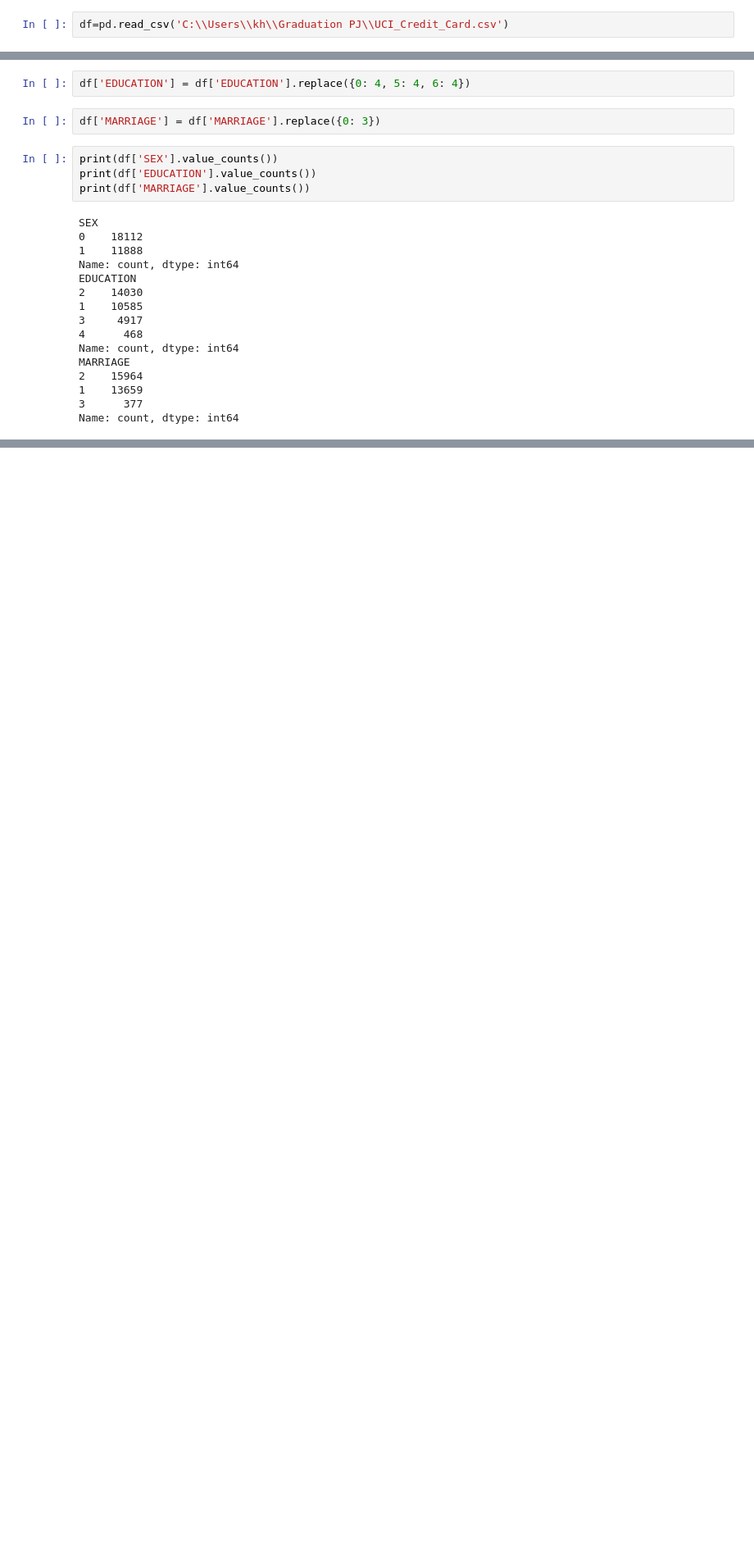
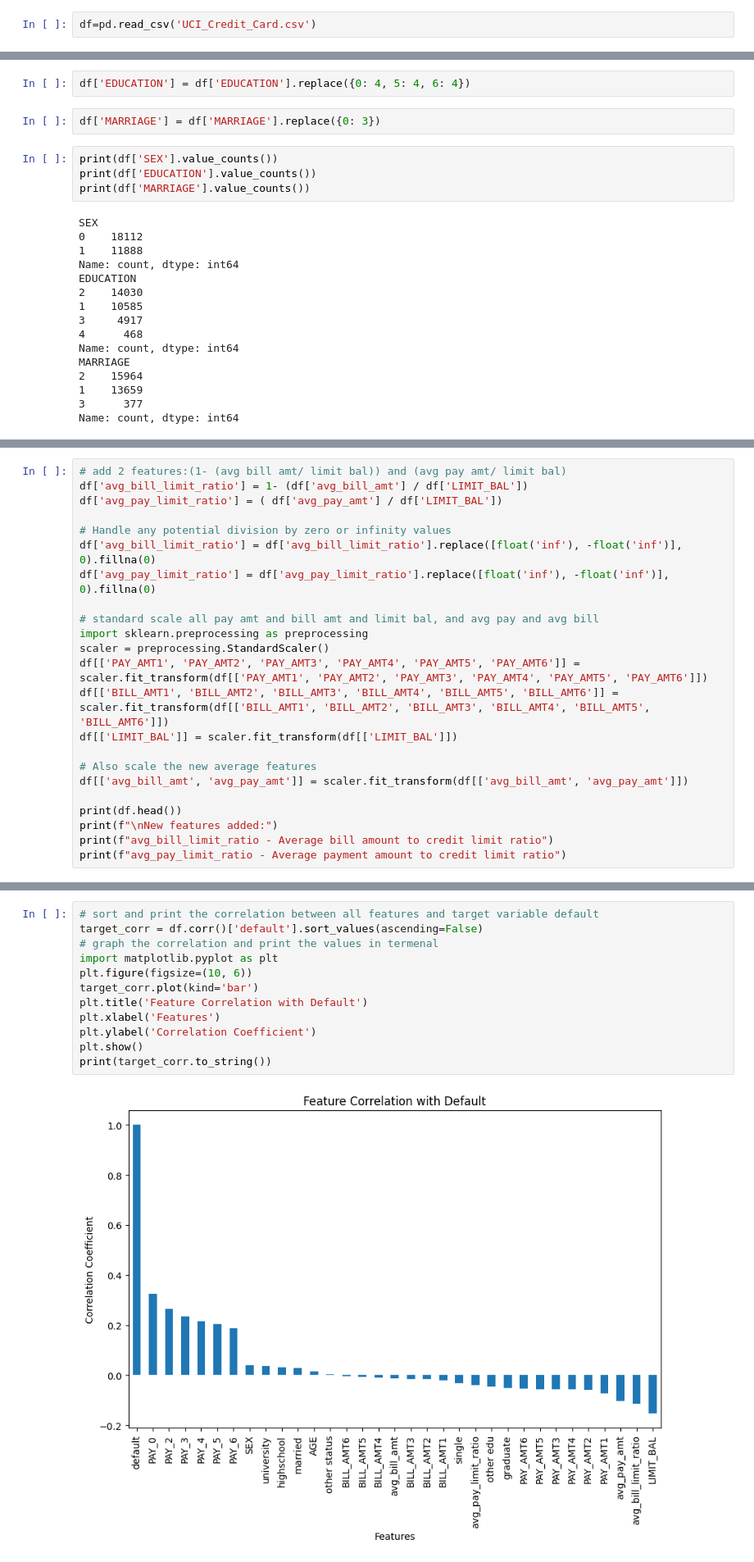
Before and after one commit to YousefSalah123/Credit-Card-Default-Prediction-using-Logistic-Regression, a Jupyter notebook: project.ipynb, the cells around one changed output, grey strips where cells are left out. Shown at 82% size. Saved outputs shown, nothing was run; the diff lists cells and outputs as text; blank space fills up the shorter version.

```diff
--- a/project.ipynb
+++ b/project.ipynb
@@ -1,7 +1,7 @@
 # %%
 import pandas as pd
 # %%
-df=pd.read_csv('C:\\Users\\kh\\Graduation PJ\\UCI_Credit_Card.csv')
+df=pd.read_csv('UCI_Credit_Card.csv')
 # %%
 df.info()
 # %% [output]
@@ -316,0 +343,23 @@ df.head()
+# %%
+# add 2 features:(1- (avg bill amt/ limit bal)) and (avg pay amt/ limit bal)
+df['avg_bill_limit_ratio'] = 1- (df['avg_bill_amt'] / df['LIMIT_BAL'])
+df['avg_pay_limit_ratio'] = ( df['avg_pay_amt'] / df['LIMIT_BAL'])
+
+# Handle any potential division by zero or infinity values
+df['avg_bill_limit_ratio'] = df['avg_bill_limit_ratio'].replace([float('inf'), -float('inf')], 0).fillna(0)
+df['avg_pay_limit_ratio'] = df['avg_pay_limit_ratio'].replace([float('inf'), -float('inf')], 0).fillna(0)
+
+# standard scale all pay amt and bill amt and limit bal, and avg pay and avg bill
+import sklearn.preprocessing as preprocessing
+scaler = preprocessing.StandardScaler()
+df[['PAY_AMT1', 'PAY_AMT2', 'PAY_AMT3', 'PAY_AMT4', 'PAY_AMT5', 'PAY_AMT6']] = scaler.fit_transform(df[['PAY_AMT1', 'PAY_AMT2', 'PAY_AMT3', 'PAY_AMT4', 'PAY_AMT5', 'PAY_AMT6']])
+df[['BILL_AMT1', 'BILL_AMT2', 'BILL_AMT3', 'BILL_AMT4', 'BILL_AMT5', 'BILL_AMT6']] = scaler.fit_transform(df[['BILL_AMT1', 'BILL_AMT2', 'BILL_AMT3', 'BILL_AMT4', 'BILL_AMT5', 'BILL_AMT6']])
+df[['LIMIT_BAL']] = scaler.fit_transform(df[['LIMIT_BAL']])
+
+# Also scale the new average features
+df[['avg_bill_amt', 'avg_pay_amt']] = scaler.fit_transform(df[['avg_bill_amt', 'avg_pay_amt']])
+
+print(df.head())
+print(f"\nNew features added:")
+print(f"avg_bill_limit_ratio - Average bill amount to credit limit ratio")
+print(f"avg_pay_limit_ratio - Average payment amount to credit limit ratio")
@@ -316,0 +384,14 @@ df.head()
+# %%
+# sort and print the correlation between all features and target variable default
+target_corr = df.corr()['default'].sort_values(ascending=False)
+# graph the correlation and print the values in termenal
+import matplotlib.pyplot as plt
+plt.figure(figsize=(10, 6))
+target_corr.plot(kind='bar')
+plt.title('Feature Correlation with Default')
+plt.xlabel('Features')
+plt.ylabel('Correlation Coefficient')
+plt.show()
+print(target_corr.to_string())
+# %% [output]
+[figure, added]
```
Also changed, not shown: parts of 13 cells of this notebook.
